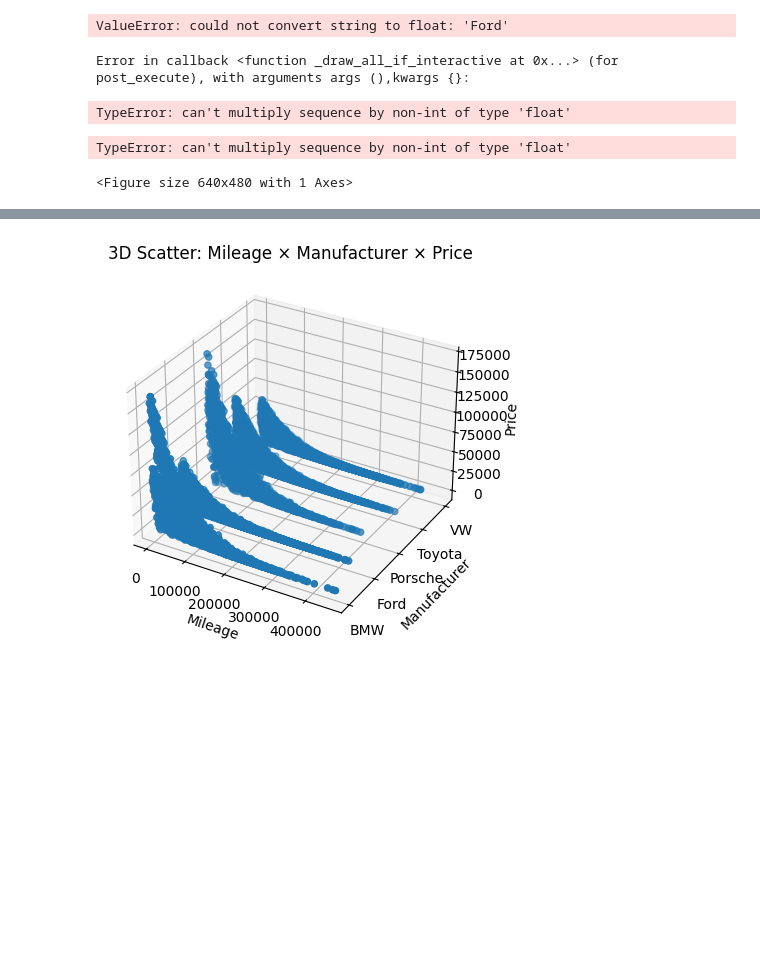
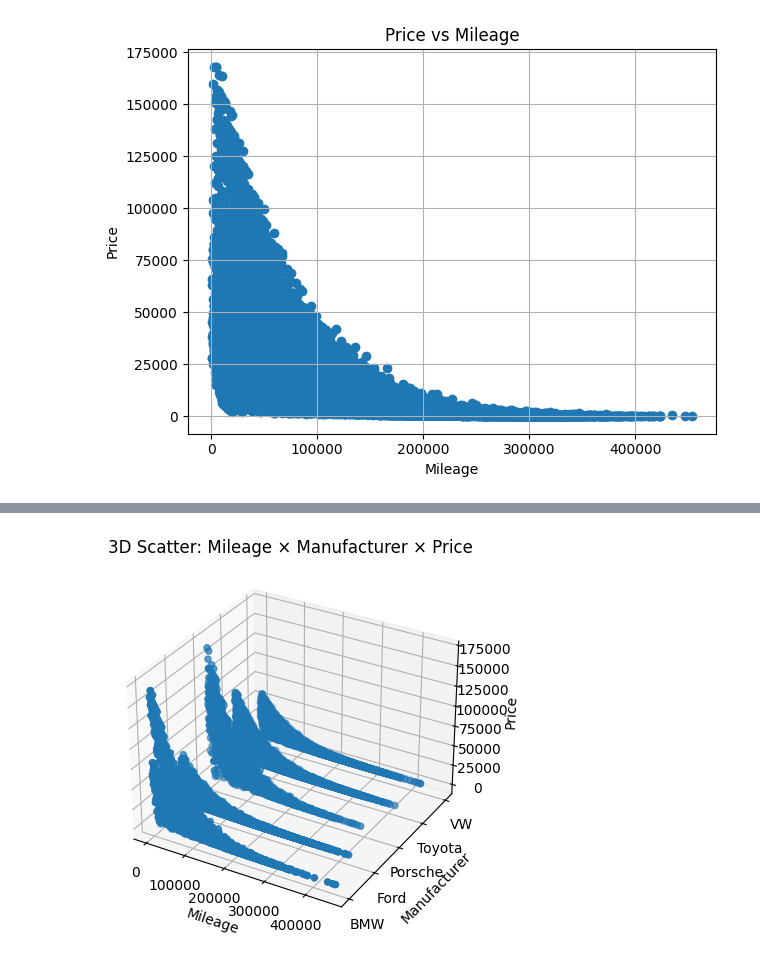
Before and after one commit to ajenee1/Car-price-prediction, a Jupyter notebook: scatter.ipynb, the cells around one changed output, grey strips where cells are left out. Cells and saved outputs as stored; diff of their text form; code cells hidden in the pictures; blank space fills up the shorter version.

```diff
--- a/scatter.ipynb
+++ b/scatter.ipynb
@@ -20,26 +20,20 @@ def find_col(options):
     raise KeyError(f"Couldn't find a column like: {options}")
 # %%
 price_col = find_col(["price"])
-mileage_col = find_col(["mileage"])
-manufacturer_col = find_col(["manufacturer"])
+mileage_col = find_col(["mileage", "milage"])
 
-plot_df = df[[mileage_col, price_col, manufacturer_col]].dropna()
+plot_df = df[[mileage_col, price_col]].dropna()
 
-ax = plt.figure().add_subplot(projection='3d')
-ax.scatter(plot_df[mileage_col], plot_df[price_col], plot_df[manufacturer_col])  # default colors/styles only
+plt.figure()
+plt.scatter(plot_df[mileage_col], plot_df[price_col])  # default colors/styles only
 plt.xlabel(mileage_col)
 plt.ylabel(price_col)
-plt.zlabel(manufacturer_col)
 plt.title(f"{price_col} vs {mileage_col}")
 plt.grid(True)
 plt.tight_layout()
 plt.show()
 # %% [output]
-ValueError: could not convert string to float: 'Ford'
-Error in callback <function _draw_all_if_interactive at 0x...> (for post_execute), with arguments args (),kwargs {}:
-TypeError: can't multiply sequence by non-int of type 'float'
-TypeError: can't multiply sequence by non-int of type 'float'
-<Figure size 640x480 with 1 Axes>
+[figure, added]
 # %%
 price_col = find_col(["price"])
 mileage_col = find_col(["mileage"])
```
Also changed, not shown: parts of 1 cell of this notebook, 4 other files.
